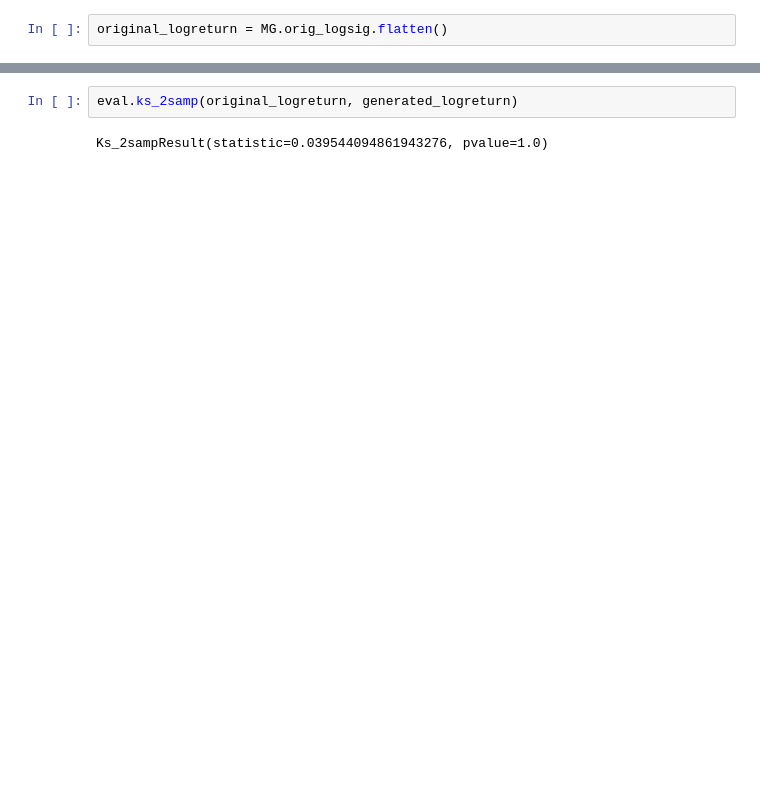
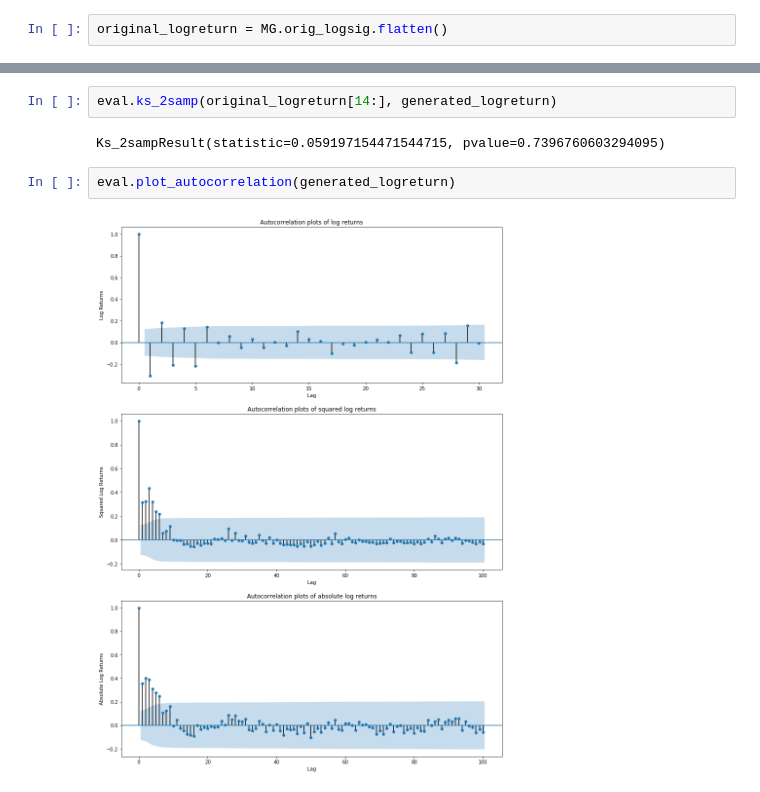
Before and after one commit to dzhang98/Thesis, a Jupyter notebook: Code/Model/CVAE Signatures Paper/run_model.ipynb, the cells around one changed output, grey strips where cells are left out. Saved outputs shown, nothing was run; the diff lists cells and outputs as text; blank space fills up the shorter version.

```diff
--- a/Code/Model/CVAE Signatures Paper/run_model.ipynb
+++ b/Code/Model/CVAE Signatures Paper/run_model.ipynb
@@ -96,4 +123,8 @@ eval.plot_hist_qq(generated_logreturn)
 # %%
-eval.ks_2samp(original_logreturn, generated_logreturn)
+eval.ks_2samp(original_logreturn[14:], generated_logreturn)
 # %% [output]
-Ks_2sampResult(statistic=0.039544094861943276, pvalue=1.0)
+Ks_2sampResult(statistic=0.059197154471544715, pvalue=0.7396760603294095)
+# %%
+eval.plot_autocorrelation(generated_logreturn)
+# %% [output]
+[figure, added]
```
Also changed, not shown: parts of 24 cells of this notebook, 4 other files.
